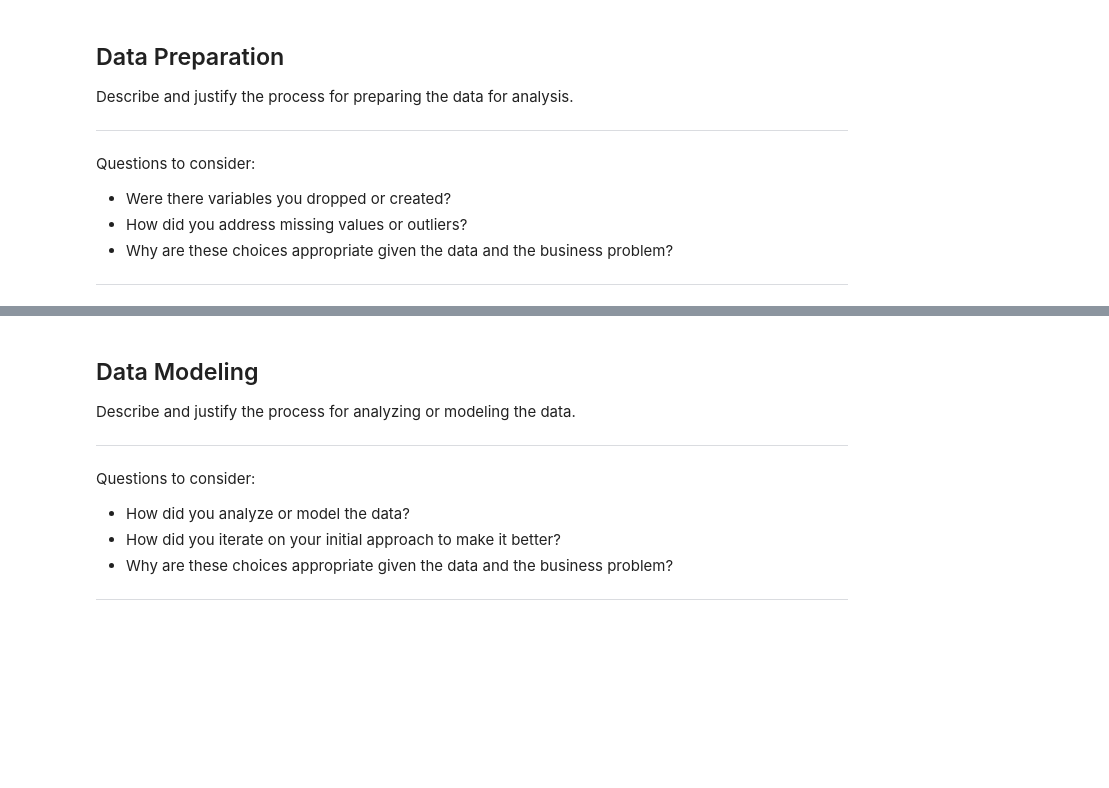
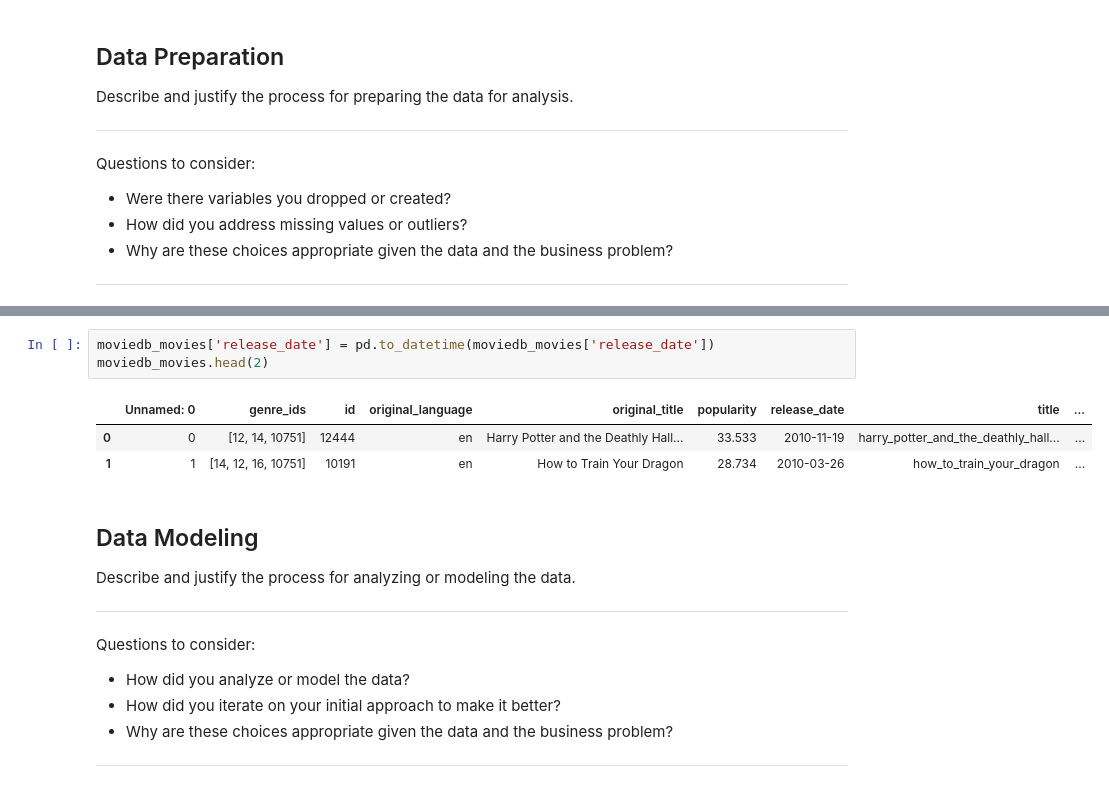
Before and after one commit to alexiskedo/Analyzing-Film-Production-Data, a Jupyter notebook: dsc-phase1-project-template.ipynb, the cells around one changed output, grey strips where cells are left out. Saved outputs shown, nothing was run; the diff lists cells and outputs as text; blank space fills up the shorter version.

```diff
--- a/dsc-phase1-project-template.ipynb
+++ b/dsc-phase1-project-template.ipynb
@@ -198,3 +329,10 @@ Questions to consider:
+# %%
+moviedb_movies['release_date'] = pd.to_datetime(moviedb_movies['release_date'])
+moviedb_movies.head(2)
+# %% [output]
+|  | Unnamed: 0 | genre_ids | id | original_language | original_title | popularity | release_date | title | ... |
+| 0 | 0 | [12, 14, 10751] | 12444 | en | Harry Potter and the Deathly Hall... | 33.533 | 2010-11-19 | harry_potter_and_the_deathly_hall... | ... |
+| 1 | 1 | [14, 12, 16, 10751] | 10191 | en | How to Train Your Dragon | 28.734 | 2010-03-26 | how_to_train_your_dragon | ... |
 # %% [markdown]
 ## Data Modeling
 Describe and justify the process for analyzing or modeling the data.
```
Also changed, not shown: parts of 19 cells of this notebook.
